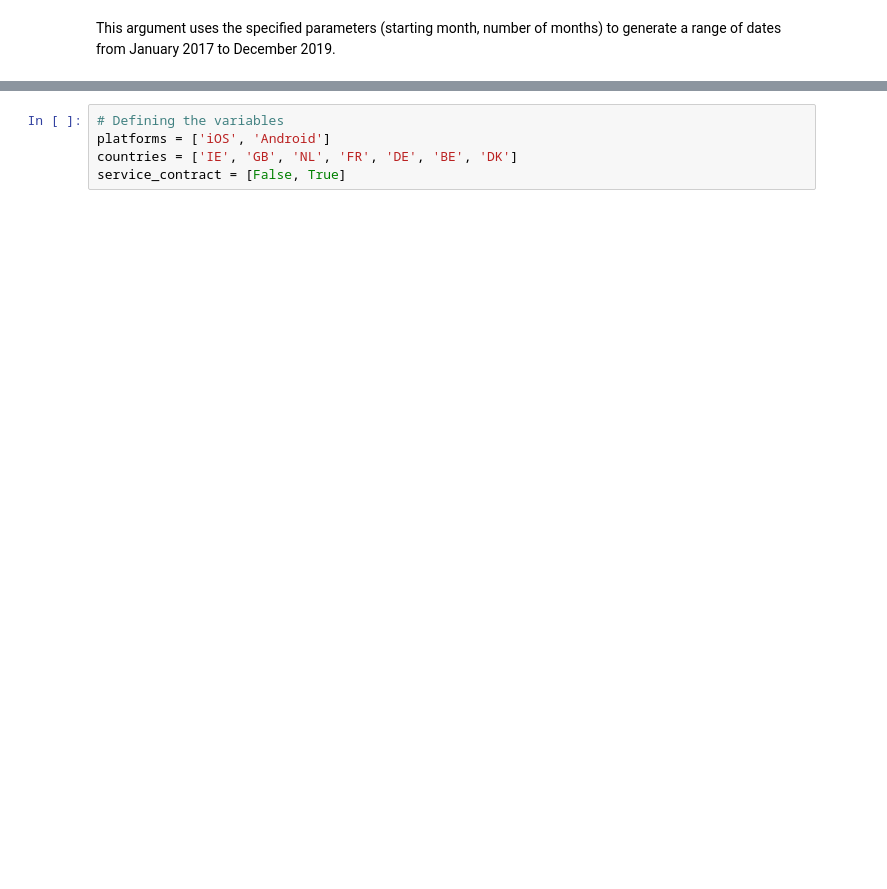
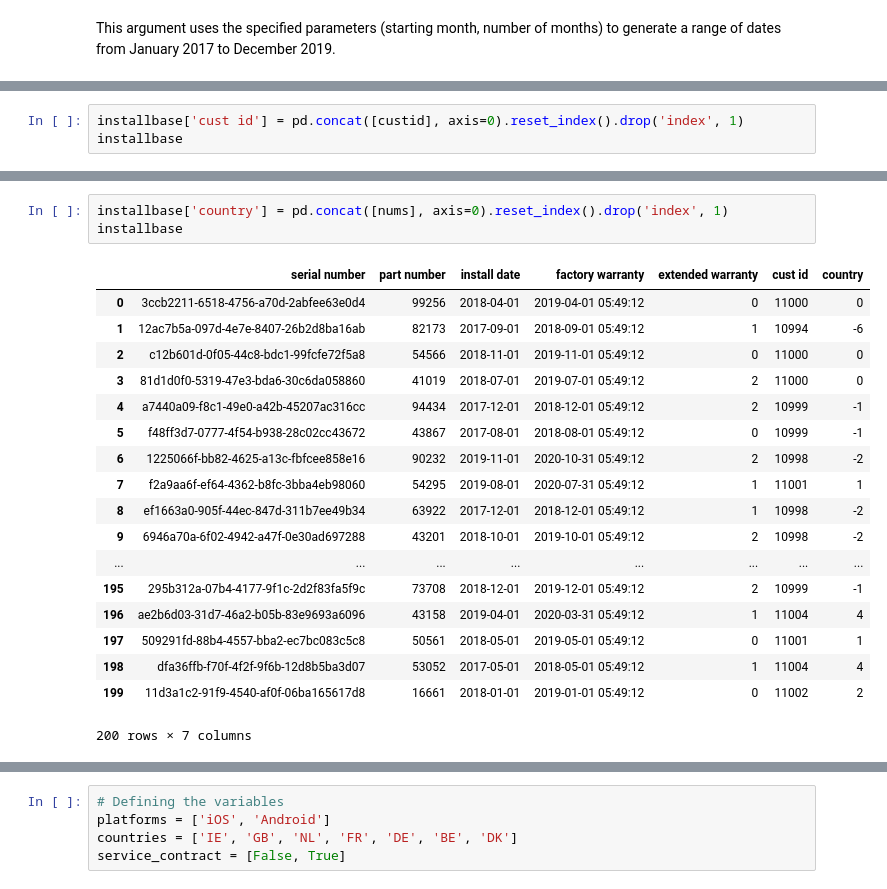
Before and after one commit to pcaulfie/ProgDA-Project, a Jupyter notebook: Install Base Dataset.ipynb, the cells around one changed output, grey strips where cells are left out. Cells and saved outputs as stored; diff of their text form; blank space fills up the shorter version.

```diff
--- a/Install Base Dataset.ipynb
+++ b/Install Base Dataset.ipynb
@@ -190,0 +368,3 @@ installbase
+# %%
+installbase['cust id'] = pd.concat([custid], axis=0).reset_index().drop('index', 1)
+installbase
@@ -190,0 +390,22 @@ installbase
+# %%
+installbase['country'] = pd.concat([nums], axis=0).reset_index().drop('index', 1)
+installbase
+# %% [output]
+|  | serial number | part number | install date | factory warranty | extended warranty | cust id | country |
+| 0 | 3ccb2211-6518-4756-a70d-2abfee63e0d4 | 99256 | 2018-04-01 | 2019-04-01 05:49:12 | 0 | 11000 | 0 |
+| 1 | 12ac7b5a-097d-4e7e-8407-26b2d8ba16ab | 82173 | 2017-09-01 | 2018-09-01 05:49:12 | 1 | 10994 | -6 |
+| 2 | c12b601d-0f05-44c8-bdc1-99fcfe72f5a8 | 54566 | 2018-11-01 | 2019-11-01 05:49:12 | 0 | 11000 | 0 |
+| 3 | 81d1d0f0-5319-47e3-bda6-30c6da058860 | 41019 | 2018-07-01 | 2019-07-01 05:49:12 | 2 | 11000 | 0 |
+| 4 | a7440a09-f8c1-49e0-a42b-45207ac316cc | 94434 | 2017-12-01 | 2018-12-01 05:49:12 | 2 | 10999 | -1 |
+| 5 | f48ff3d7-0777-4f54-b938-28c02cc43672 | 43867 | 2017-08-01 | 2018-08-01 05:49:12 | 0 | 10999 | -1 |
+| 6 | 1225066f-bb82-4625-a13c-fbfcee858e16 | 90232 | 2019-11-01 | 2020-10-31 05:49:12 | 2 | 10998 | -2 |
+| 7 | f2a9aa6f-ef64-4362-b8fc-3bba4eb98060 | 54295 | 2019-08-01 | 2020-07-31 05:49:12 | 1 | 11001 | 1 |
+| 8 | ef1663a0-905f-44ec-847d-311b7ee49b34 | 63922 | 2017-12-01 | 2018-12-01 05:49:12 | 1 | 10998 | -2 |
+| 9 | 6946a70a-6f02-4942-a47f-0e30ad697288 | 43201 | 2018-10-01 | 2019-10-01 05:49:12 | 2 | 10998 | -2 |
+| ... | ... | ... | ... | ... | ... | ... | ... |
+| 195 | 295b312a-07b4-4177-9f1c-2d2f83fa5f9c | 73708 | 2018-12-01 | 2019-12-01 05:49:12 | 2 | 10999 | -1 |
+| 196 | ae2b6d03-31d7-46a2-b05b-83e9693a6096 | 43158 | 2019-04-01 | 2020-03-31 05:49:12 | 1 | 11004 | 4 |
+| 197 | 509291fd-88b4-4557-bba2-ec7bc083c5c8 | 50561 | 2018-05-01 | 2019-05-01 05:49:12 | 0 | 11001 | 1 |
+| 198 | dfa36ffb-f70f-4f2f-9f6b-12d8b5ba3d07 | 53052 | 2017-05-01 | 2018-05-01 05:49:12 | 1 | 11004 | 4 |
+| 199 | 11d3a1c2-91f9-4540-af0f-06ba165617d8 | 16661 | 2018-01-01 | 2019-01-01 05:49:12 | 0 | 11002 | 2 |
+200 rows × 7 columns
```
Also changed, not shown: parts of 21 cells of this notebook.
